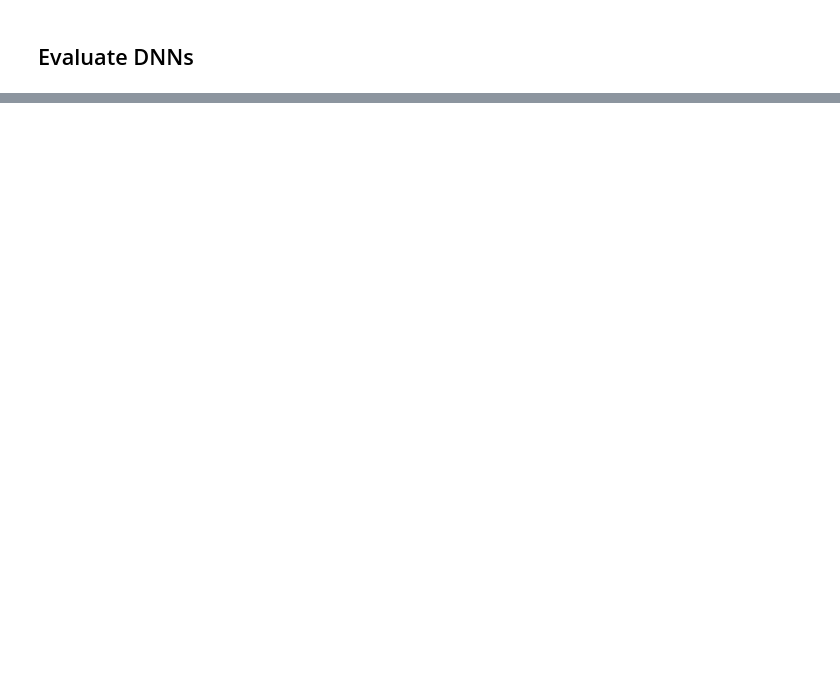
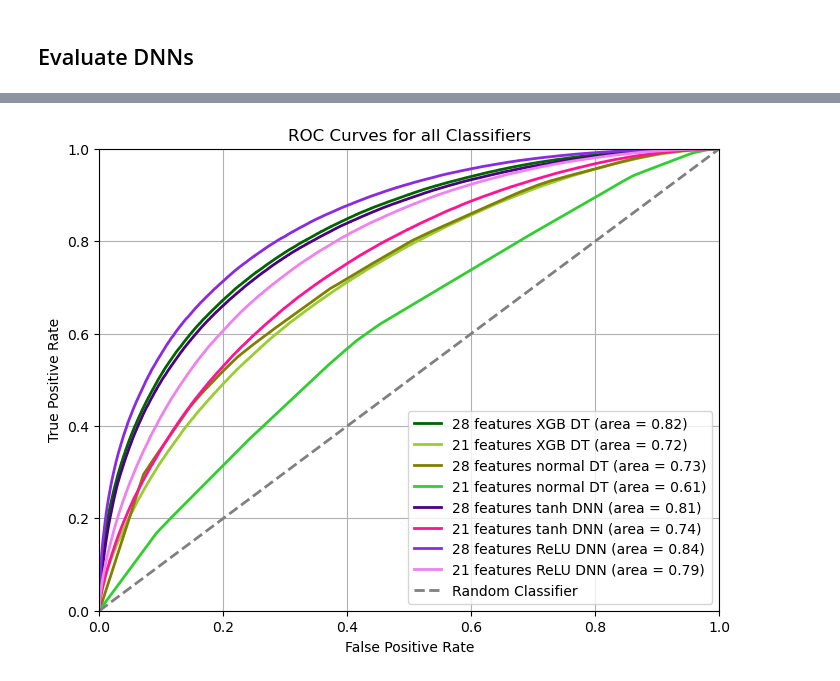
Before and after one commit to lbovet8/phys152-2026, a Jupyter notebook: Projects/HiggsProject.ipynb, the cells around one changed output, grey strips where cells are left out. Cells and saved outputs as stored; diff of their text form; code cells hidden in the pictures; blank space fills up the shorter version.

```diff
--- a/Projects/HiggsProject.ipynb
+++ b/Projects/HiggsProject.ipynb
@@ -613 +670,20 @@ plot_roc_curves(testing_output_data_array, y_pred_probab_array, label_str_array,
+# %%
+# Plotting ROC curve for all 8 models
+testing_output_data_array = [y_test, y_test, y_test, y_test, # DTs
+                            y_true_high, y_true_low, y_true_high_relu, y_true_low_relu] #DNN
+
+y_pred_probab_array = [y_pred_proba_xgbclf_high, y_pred_proba_xgbclf_low, y_pred_proba_dt_high, y_pred_proba_dt_low, # DTs
+                      y_pred_proba_high, y_pred_proba_low, y_pred_proba_high_relu, y_pred_proba_low_relu] #DNNs
+
+label_str_array = ['28 features XGB DT', '21 features XGB DT', '28 features normal DT', '21 features normal DT',
+                  '28 features tanh DNN', '21 features tanh DNN', '28 features ReLU DNN', '21 features ReLU DNN']
+
+title_str = 'ROC Curves for all Classifiers'
+
+color_array = ['darkgreen', 'yellowgreen','olive', 'limegreen',
+              'indigo', 'deeppink', 'blueviolet', 'violet']
+
+plot_roc_curves(testing_output_data_array, y_pred_probab_array, label_str_array, title_str, color_array)
+# %% [output]
+[figure, added]
 # %%
```
Also changed, not shown: parts of 18 cells of this notebook.
